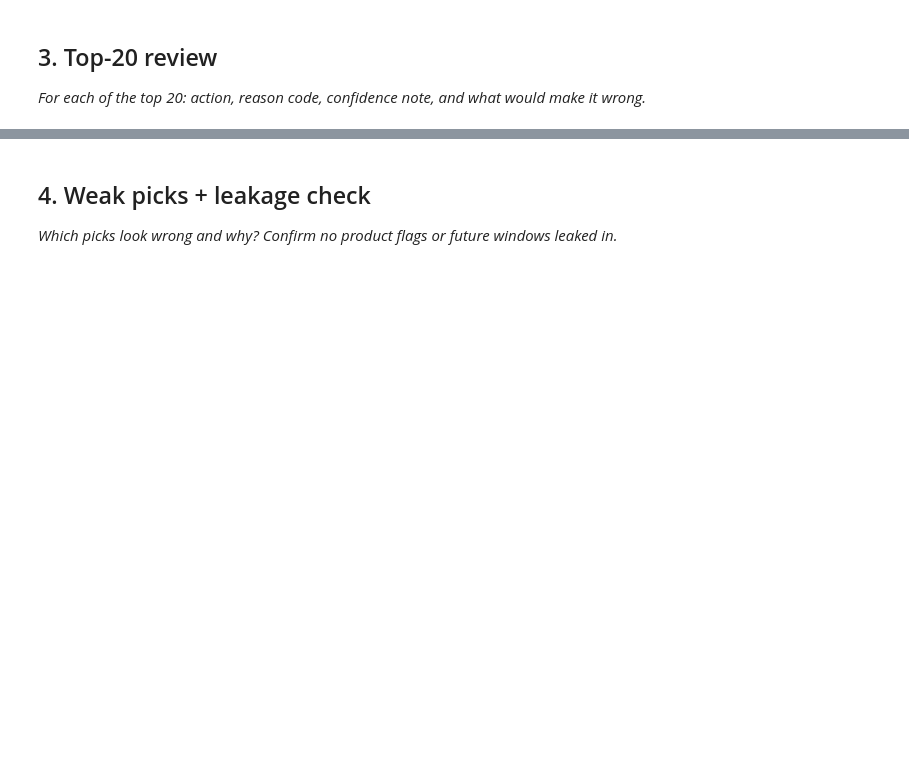
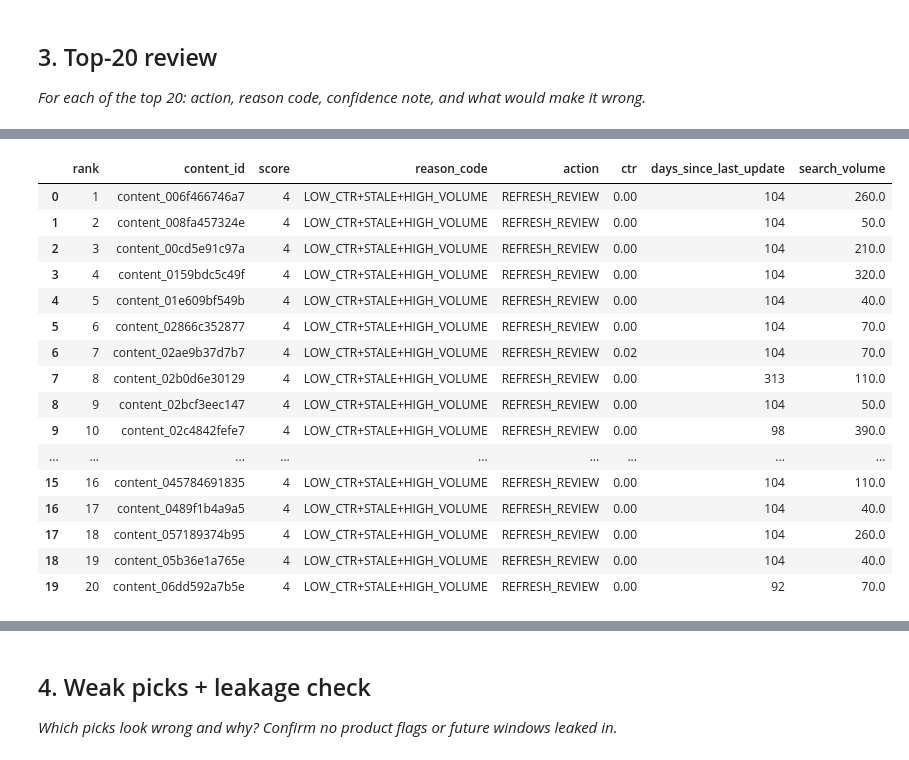
Before and after one commit to martindiarua/ML_01, a Jupyter notebook: work/notebooks/w04_baseline_score.ipynb, the cells around one changed output, grey strips where cells are left out. Drawn from its saved outputs; the diff is of its cells as text; code cells hidden in the pictures; blank space fills up the shorter version.

```diff
--- a/work/notebooks/w04_baseline_score.ipynb
+++ b/work/notebooks/w04_baseline_score.ipynb
@@ -29,0 +177,35 @@ This skeleton is yours to fill. Work the sections **in order** — each one has
+# %%
+top20 = baseline.head(20).copy()
+
+display(
+    top20[
+        [
+            "rank",
+            "content_id",
+            "score",
+            "reason_code",
+            "action",
+            "ctr",
+            "days_since_last_update",
+            "search_volume"
+        ]
+    ]
+)
+# %% [output]
+|  | rank | content_id | score | reason_code | action | ctr | days_since_last_update | search_volume |
+| 0 | 1 | content_006f466746a7 | 4 | LOW_CTR+STALE+HIGH_VOLUME | REFRESH_REVIEW | 0.00 | 104 | 260.0 |
+| 1 | 2 | content_008fa457324e | 4 | LOW_CTR+STALE+HIGH_VOLUME | REFRESH_REVIEW | 0.00 | 104 | 50.0 |
+| 2 | 3 | content_00cd5e91c97a | 4 | LOW_CTR+STALE+HIGH_VOLUME | REFRESH_REVIEW | 0.00 | 104 | 210.0 |
+| 3 | 4 | content_0159bdc5c49f | 4 | LOW_CTR+STALE+HIGH_VOLUME | REFRESH_REVIEW | 0.00 | 104 | 320.0 |
+| 4 | 5 | content_01e609bf549b | 4 | LOW_CTR+STALE+HIGH_VOLUME | REFRESH_REVIEW | 0.00 | 104 | 40.0 |
+| 5 | 6 | content_02866c352877 | 4 | LOW_CTR+STALE+HIGH_VOLUME | REFRESH_REVIEW | 0.00 | 104 | 70.0 |
+| 6 | 7 | content_02ae9b37d7b7 | 4 | LOW_CTR+STALE+HIGH_VOLUME | REFRESH_REVIEW | 0.02 | 104 | 70.0 |
+| 7 | 8 | content_02b0d6e30129 | 4 | LOW_CTR+STALE+HIGH_VOLUME | REFRESH_REVIEW | 0.00 | 313 | 110.0 |
+| 8 | 9 | content_02bcf3eec147 | 4 | LOW_CTR+STALE+HIGH_VOLUME | REFRESH_REVIEW | 0.00 | 104 | 50.0 |
+| 9 | 10 | content_02c4842fefe7 | 4 | LOW_CTR+STALE+HIGH_VOLUME | REFRESH_REVIEW | 0.00 | 98 | 390.0 |
+| ... | ... | ... | ... | ... | ... | ... | ... | ... |
+| 15 | 16 | content_045784691835 | 4 | LOW_CTR+STALE+HIGH_VOLUME | REFRESH_REVIEW | 0.00 | 104 | 110.0 |
+| 16 | 17 | content_0489f1b4a9a5 | 4 | LOW_CTR+STALE+HIGH_VOLUME | REFRESH_REVIEW | 0.00 | 104 | 40.0 |
+| 17 | 18 | content_057189374b95 | 4 | LOW_CTR+STALE+HIGH_VOLUME | REFRESH_REVIEW | 0.00 | 104 | 260.0 |
+| 18 | 19 | content_05b36e1a765e | 4 | LOW_CTR+STALE+HIGH_VOLUME | REFRESH_REVIEW | 0.00 | 104 | 40.0 |
+| 19 | 20 | content_06dd592a7b5e | 4 | LOW_CTR+STALE+HIGH_VOLUME | REFRESH_REVIEW | 0.00 | 92 | 70.0 |
```
Also changed, not shown: parts of 12 cells of this notebook.
